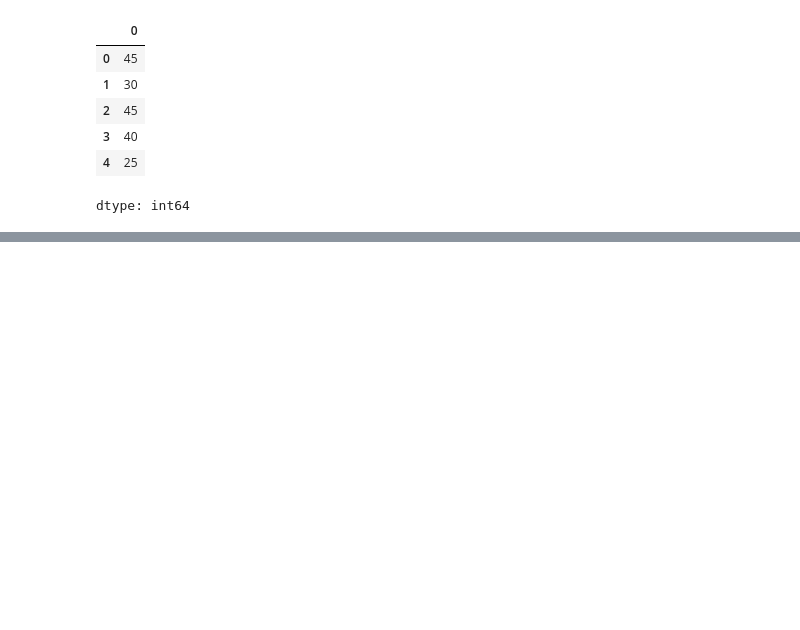
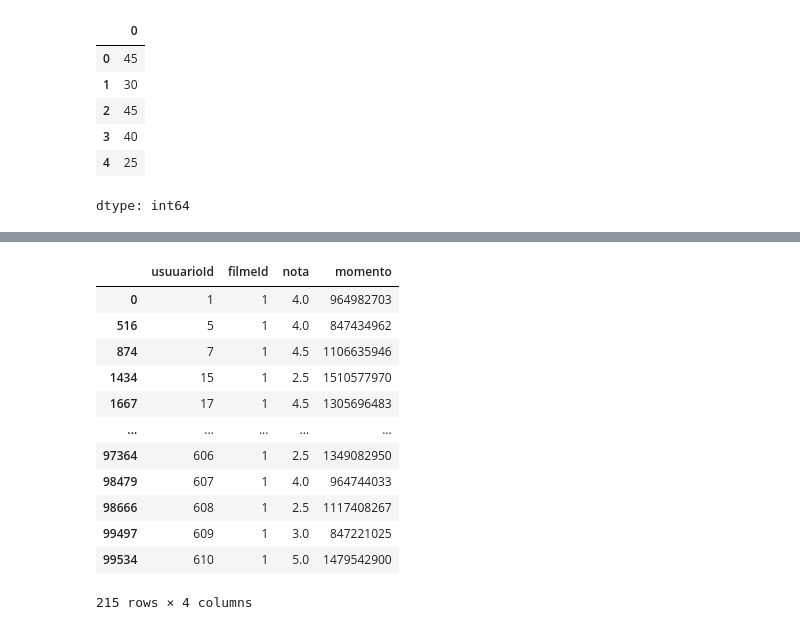
Before and after one commit to annaklaracss/data_science-, a Jupyter notebook: introdu_o_a_data_science.ipynb, the cells around one changed output, grey strips where cells are left out. Drawn from its saved outputs; the diff is of its cells as text; code cells hidden in the pictures; blank space fills up the shorter version.

```diff
--- a/introdu_o_a_data_science.ipynb
+++ b/introdu_o_a_data_science.ipynb
@@ -166,0 +189,16 @@ dtype: int64
+# %%
+notas.query('filmeId==1')
+# %% [output]
+|  | usuuarioId | filmeId | nota | momento |
+| 0 | 1 | 1 | 4.0 | 964982703 |
+| 516 | 5 | 1 | 4.0 | 847434962 |
+| 874 | 7 | 1 | 4.5 | 1106635946 |
+| 1434 | 15 | 1 | 2.5 | 1510577970 |
+| 1667 | 17 | 1 | 4.5 | 1305696483 |
+| ... | ... | ... | ... | ... |
+| 97364 | 606 | 1 | 2.5 | 1349082950 |
+| 98479 | 607 | 1 | 4.0 | 964744033 |
+| 98666 | 608 | 1 | 2.5 | 1117408267 |
+| 99497 | 609 | 1 | 3.0 | 847221025 |
+| 99534 | 610 | 1 | 5.0 | 1479542900 |
+215 rows × 4 columns
```
Also changed, not shown: parts of 9 cells of this notebook.
